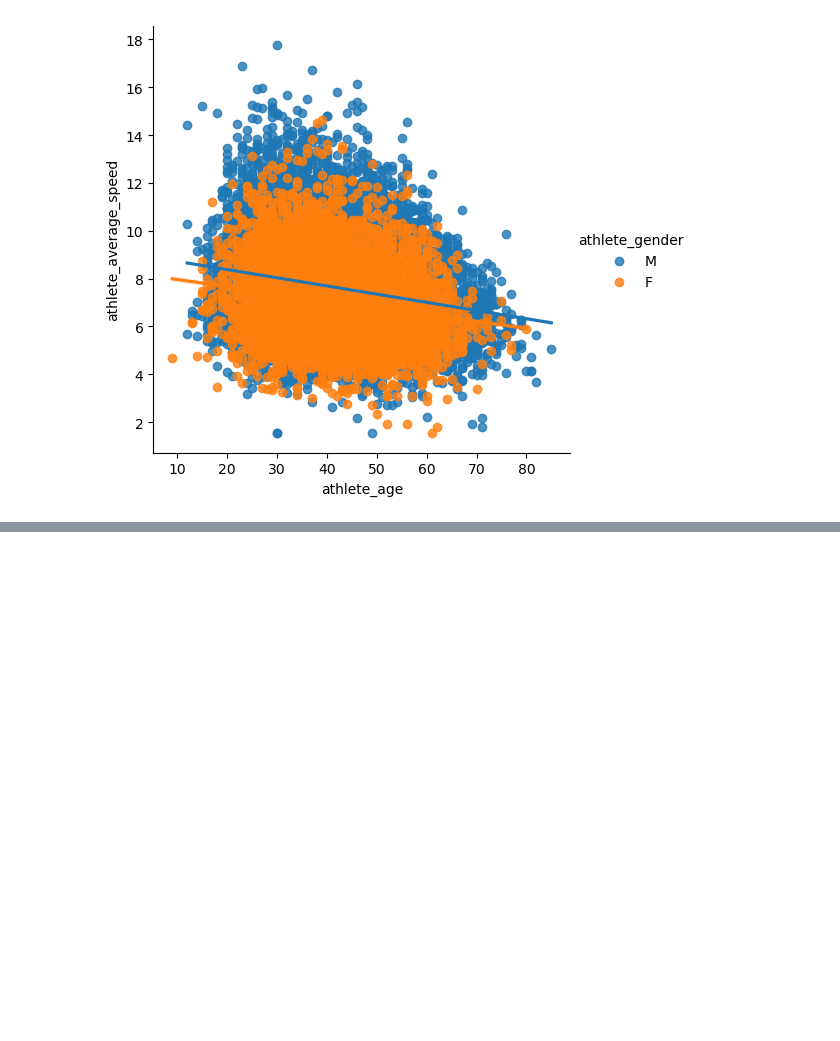
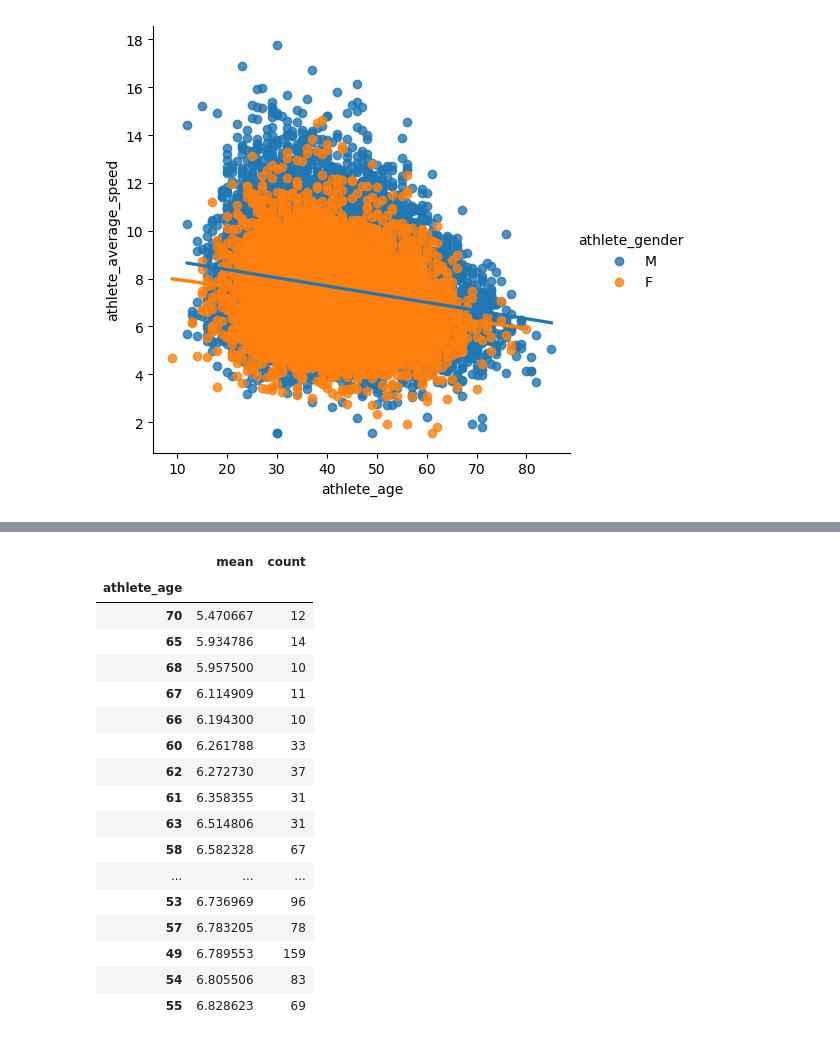
Before and after one commit to tomsclater/marathon-dataset, a Jupyter notebook: Data set - Marathons.ipynb, the cells around one changed output, grey strips where cells are left out. Cells and saved outputs as stored; diff of their text form; code cells hidden in the pictures; blank space fills up the shorter version.

```diff
--- a/Data set - Marathons.ipynb
+++ b/Data set - Marathons.ipynb
@@ -433,0 +467,21 @@ sns.lmplot(data=df3, x='athlete_age', y='athlete_average_speed', hue = 'athlete_
+# %%
+df3.query('race_length == "50mi"').groupby('athlete_age')['athlete_average_speed'].agg(['mean', 'count']).sort_values('mean', ascending = True).query('count>9').head(20)
+# %% [output]
+|  | mean | count |
+| athlete_age |  |  |
+| 70 | 5.470667 | 12 |
+| 65 | 5.934786 | 14 |
+| 68 | 5.957500 | 10 |
+| 67 | 6.114909 | 11 |
+| 66 | 6.194300 | 10 |
+| 60 | 6.261788 | 33 |
+| 62 | 6.272730 | 37 |
+| 61 | 6.358355 | 31 |
+| 63 | 6.514806 | 31 |
+| 58 | 6.582328 | 67 |
+| ... | ... | ... |
+| 53 | 6.736969 | 96 |
+| 57 | 6.783205 | 78 |
+| 49 | 6.789553 | 159 |
+| 54 | 6.805506 | 83 |
+| 55 | 6.828623 | 69 |
```
Also changed, not shown: parts of 11 cells of this notebook.
